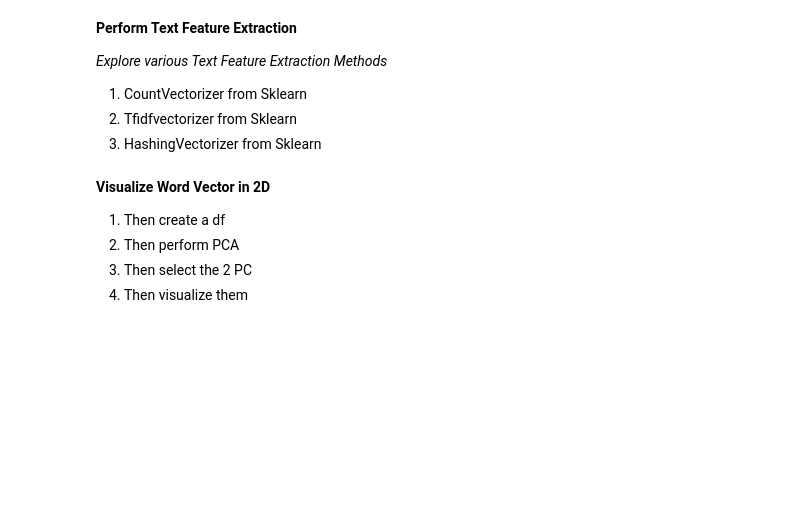
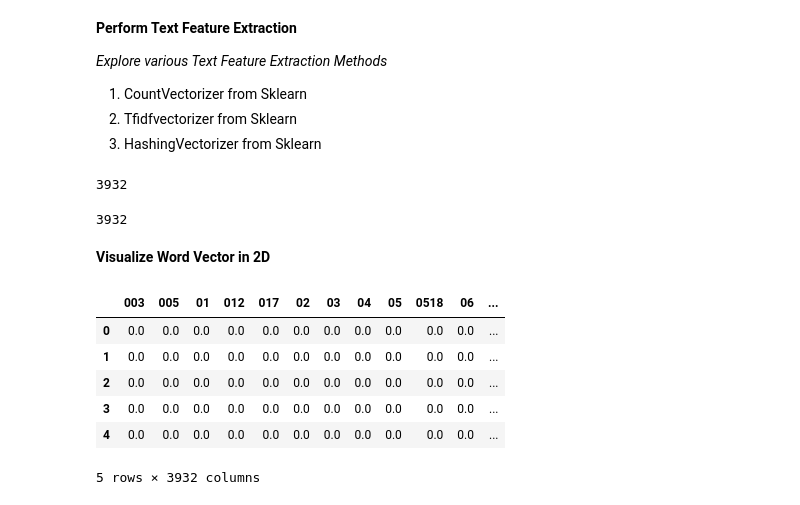
Before and after one commit to DSEI21000-S21/project-product-price-prediction, a Jupyter notebook: experiment/feature_extraction/FeatureExtraction_ItemDescription_E1.ipynb, the cells around one changed output. Drawn from its saved outputs; the diff is of its cells as text; code cells hidden in the pictures; blank space fills up the shorter version.

```diff
--- a/experiment/feature_extraction/FeatureExtraction_ItemDescription_E1.ipynb
+++ b/experiment/feature_extraction/FeatureExtraction_ItemDescription_E1.ipynb
@@ -156,10 +159,24 @@ TV_df = TV.fit_transform(corpus).toarray()
 
 # HV Convert a collection of text documents to a matrix of token occurrences
 HV_df = HV.fit_transform(corpus).toarray()
-# %% [markdown]
-**Visualize Word Vector in 2D**
-
-1. Then create a df
-2. Then perform PCA
-3. Then select the 2 PC
-4. Then visualize them
+# %%
+len(CV.get_feature_names())
+# %% [output]
+3932
+# %%
+len(TV.get_feature_names())
+# %% [output]
+3932
+# %% [markdown]
+**Visualize Word Vector in 2D**
+# %%
+TV_df = pd.DataFrame(TV_df, columns = TV.get_feature_names())
+TV_df.head()
+# %% [output]
+|  | 003 | 005 | 01 | 012 | 017 | 02 | 03 | 04 | 05 | 0518 | 06 | ... |
+| 0 | 0.0 | 0.0 | 0.0 | 0.0 | 0.0 | 0.0 | 0.0 | 0.0 | 0.0 | 0.0 | 0.0 | ... |
+| 1 | 0.0 | 0.0 | 0.0 | 0.0 | 0.0 | 0.0 | 0.0 | 0.0 | 0.0 | 0.0 | 0.0 | ... |
+| 2 | 0.0 | 0.0 | 0.0 | 0.0 | 0.0 | 0.0 | 0.0 | 0.0 | 0.0 | 0.0 | 0.0 | ... |
+| 3 | 0.0 | 0.0 | 0.0 | 0.0 | 0.0 | 0.0 | 0.0 | 0.0 | 0.0 | 0.0 | 0.0 | ... |
+| 4 | 0.0 | 0.0 | 0.0 | 0.0 | 0.0 | 0.0 | 0.0 | 0.0 | 0.0 | 0.0 | 0.0 | ... |
+5 rows × 3932 columns
```
Also changed, not shown: parts of 6 cells of this notebook.
